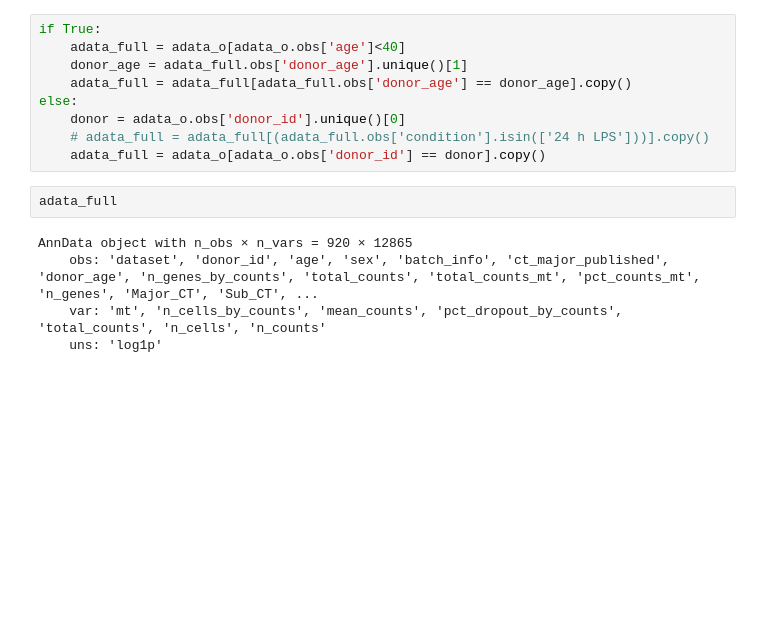
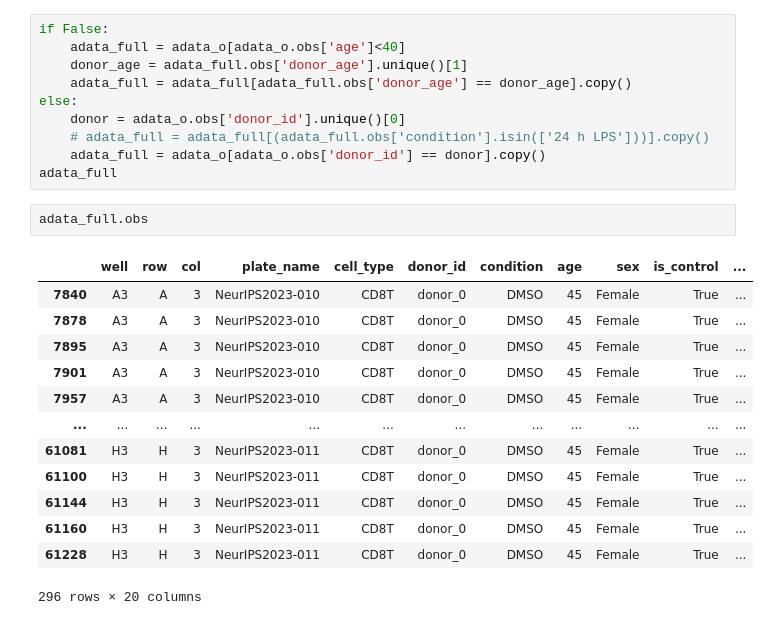
Before and after one commit to janursa/HIRA, a Jupyter notebook: notebooks/trajectory_analysis.ipynb, the cells around one changed output. Saved outputs shown, nothing was run; the diff lists cells and outputs as text; blank space fills up the shorter version.

```diff
--- a/notebooks/trajectory_analysis.ipynb
+++ b/notebooks/trajectory_analysis.ipynb
@@ -62,5 +100,5 @@ Retrieving consensus GRN for CD8T with min degree 2
 # %%
-if True:
+if False:
     adata_full = adata_o[adata_o.obs['age']<40]
     donor_age = adata_full.obs['donor_age'].unique()[1]
     adata_full = adata_full[adata_full.obs['donor_age'] == donor_age].copy()
@@ -68,13 +106,23 @@ else:
     donor = adata_o.obs['donor_id'].unique()[0]
     # adata_full = adata_full[(adata_full.obs['condition'].isin(['24 h LPS']))].copy()
     adata_full = adata_o[adata_o.obs['donor_id'] == donor].copy()
+adata_full
 # %%
-adata_full
+adata_full.obs
 # %% [output]
+|  | well | row | col | plate_name | cell_type | donor_id | condition | age | sex | is_control | ... |
+| 7840 | A3 | A | 3 | NeurIPS2023-010 | CD8T | donor_0 | DMSO | 45 | Female | True | ... |
+| 7878 | A3 | A | 3 | NeurIPS2023-010 | CD8T | donor_0 | DMSO | 45 | Female | True | ... |
+| 7895 | A3 | A | 3 | NeurIPS2023-010 | CD8T | donor_0 | DMSO | 45 | Female | True | ... |
+| 7901 | A3 | A | 3 | NeurIPS2023-010 | CD8T | donor_0 | DMSO | 45 | Female | True | ... |
+| 7957 | A3 | A | 3 | NeurIPS2023-010 | CD8T | donor_0 | DMSO | 45 | Female | True | ... |
+| ... | ... | ... | ... | ... | ... | ... | ... | ... | ... | ... | ... |
+| 61081 | H3 | H | 3 | NeurIPS2023-011 | CD8T | donor_0 | DMSO | 45 | Female | True | ... |
+| 61100 | H3 | H | 3 | NeurIPS2023-011 | CD8T | donor_0 | DMSO | 45 | Female | True | ... |
+| 61144 | H3 | H | 3 | NeurIPS2023-011 | CD8T | donor_0 | DMSO | 45 | Female | True | ... |
+| 61160 | H3 | H | 3 | NeurIPS2023-011 | CD8T | donor_0 | DMSO | 45 | Female | True | ... |
+| 61228 | H3 | H | 3 | NeurIPS2023-011 | CD8T | donor_0 | DMSO | 45 | Female | True | ... |
-AnnData object with n_obs × n_vars = 920 × 12865
-    obs: 'dataset', 'donor_id', 'age', 'sex', 'batch_info', 'ct_major_published', 'donor_age', 'n_genes_by_counts', 'total_counts', 'total_counts_mt', 'pct_counts_mt', 'n_genes', 'Major_CT', 'Sub_CT', ...
-    var: 'mt', 'n_cells_by_counts', 'mean_counts', 'pct_dropout_by_counts', 'total_counts', 'n_cells', 'n_counts'
-    uns: 'log1p'
+296 rows × 20 columns
 # %%
 import decoupler as dc
 from task_grn_inference import normalize_func, bulkify_func
```
Also changed, not shown: parts of 8 cells of this notebook, 19 other files.
